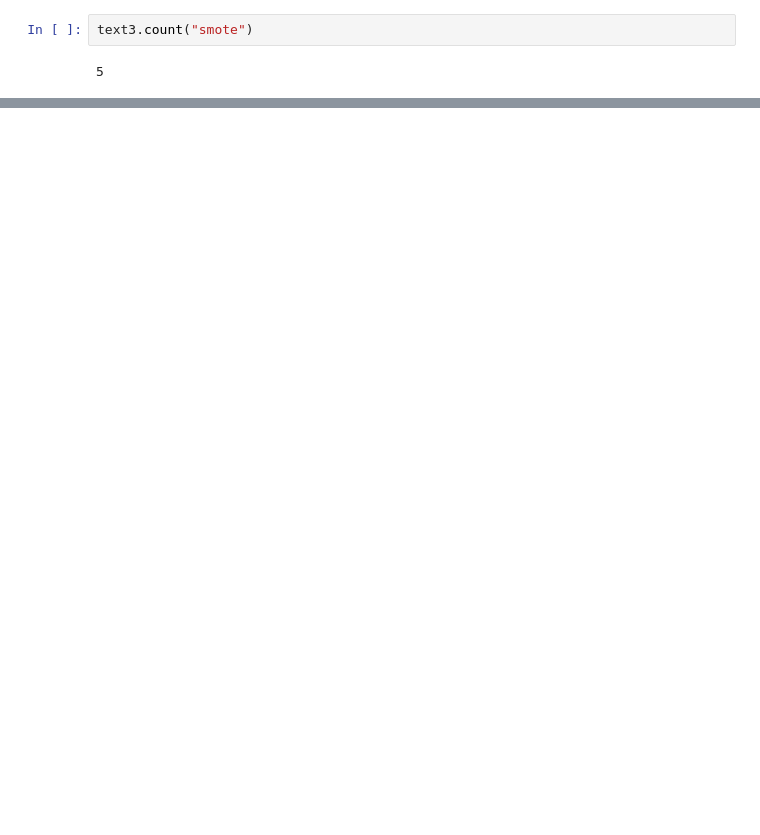
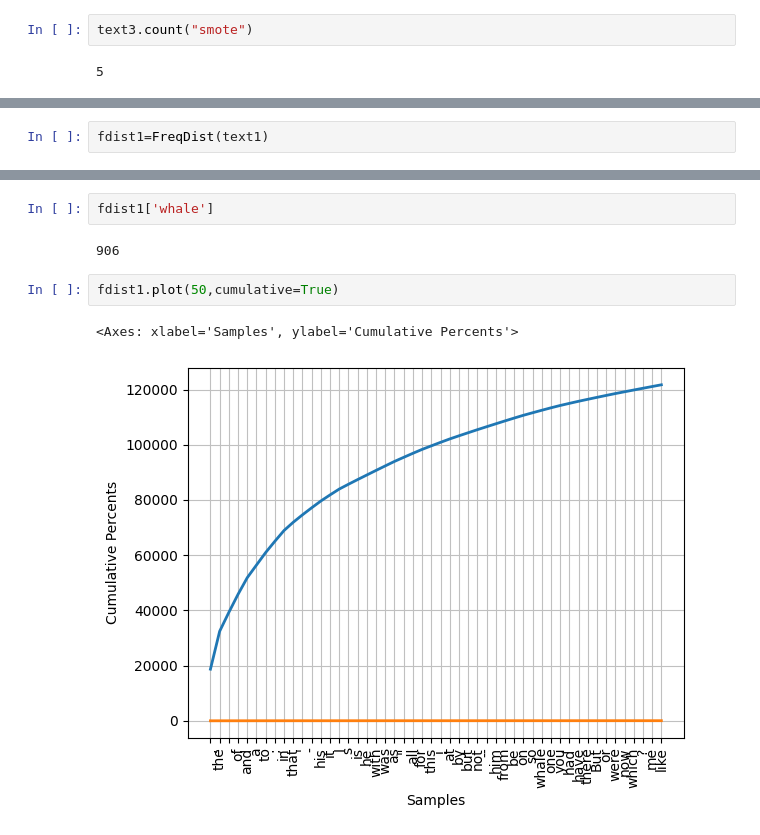
Before and after one commit to abibazhi/mnist, a Jupyter notebook: nltk/第一章.ipynb, the cells around one changed output, grey strips where cells are left out. Drawn from its saved outputs; the diff is of its cells as text; blank space fills up the shorter version.

```diff
--- a/nltk/第一章.ipynb
+++ b/nltk/第一章.ipynb
@@ -133,0 +142,2 @@ text3.count("smote")
+# %%
+fdist1=FreqDist(text1)
@@ -133,0 +167,9 @@ text3.count("smote")
+# %%
+fdist1['whale']
+# %% [output]
+906
+# %%
+fdist1.plot(50,cumulative=True)
+# %% [output]
+<Axes: xlabel='Samples', ylabel='Cumulative Percents'>
+[figure, added]
```
Also changed, not shown: parts of 16 cells of this notebook, 2 other files.
